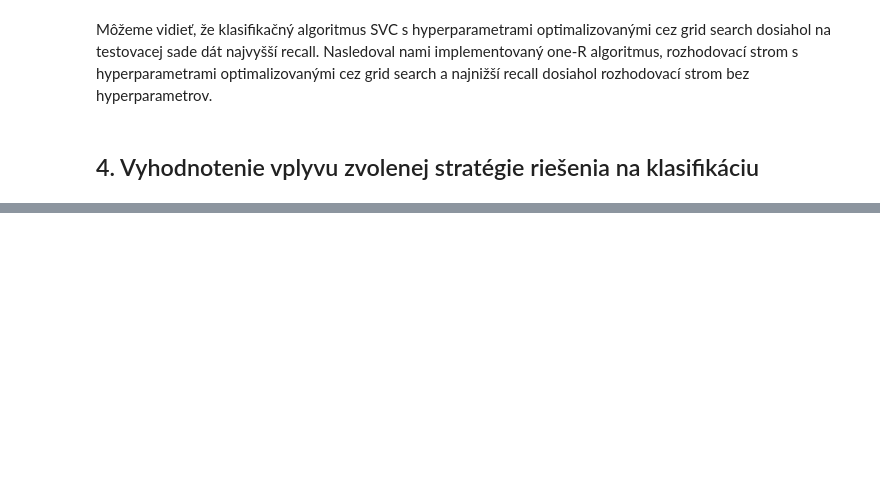
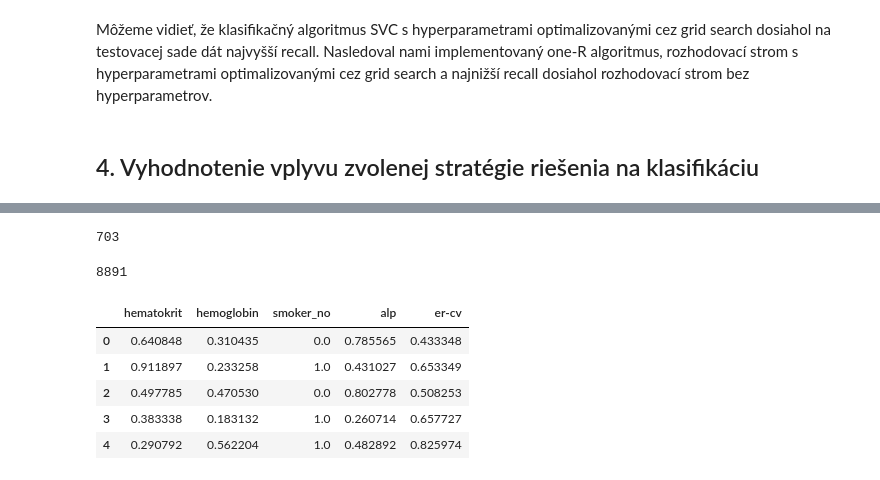
Before and after one commit to hajdu1/IAU-Projekt, a Jupyter notebook: strojove_ucenie.ipynb, the cells around one changed output, grey strips where cells are left out. Saved outputs shown, nothing was run; the diff lists cells and outputs as text; code cells hidden in the pictures; blank space fills up the shorter version.

```diff
--- a/strojove_ucenie.ipynb
+++ b/strojove_ucenie.ipynb
@@ -768,0 +949,41 @@ Môžeme vidieť, že klasifikačný algoritmus SVC s hyperparametrami optimaliz
+# %%
+outliers = []
+d = {}
+for col in nan_columns + ['birthdate', 'weight']:
+    x = identify_outliers(df2[col]).index.values.astype(int)
+    d[col] = x
+    for element in x:
+        if element not in outliers:
+            outliers.append(element)
+
+print(len(outliers))
+df2.drop(outliers, inplace=True)
+# %% [output]
+703
+# %%
+len(df2)
+# %% [output]
+8891
+# %%
+ppl = Pipeline([
+    ('power-transformer', Transformer(transform_columns, passthrough_columns)),
+    ('minmax-scaler', Scaler()),
+    ('feature-selector', FeatureSelector())
+])
+# %%
+X_train2, X_test2, y_train2, y_test2 = train_test_split(df2.loc[:, df2.columns != 'indicator'], df2['indicator'])
+# %%
+ppl_transformed_train2 = ppl.fit_transform(X_train2, y_train2)
+ppl_transformed_test2 = ppl.fit_transform(X_test2, y_test2)
+# %%
+selected_columns = ppl_transformed_train2.columns[0:5]
+ppl_transformed_train2 = ppl_transformed_train2[selected_columns]
+ppl_transformed_test2 = ppl_transformed_test2[selected_columns]
+ppl_transformed_train2.head()
+# %% [output]
+|  | hematokrit | hemoglobin | smoker_no | alp | er-cv |
+| 0 | 0.640848 | 0.310435 | 0.0 | 0.785565 | 0.433348 |
+| 1 | 0.911897 | 0.233258 | 1.0 | 0.431027 | 0.653349 |
+| 2 | 0.497785 | 0.470530 | 0.0 | 0.802778 | 0.508253 |
+| 3 | 0.383338 | 0.183132 | 1.0 | 0.260714 | 0.657727 |
+| 4 | 0.290792 | 0.562204 | 1.0 | 0.482892 | 0.825974 |
```
Also changed, not shown: parts of 98 cells of this notebook, 13 other files.
